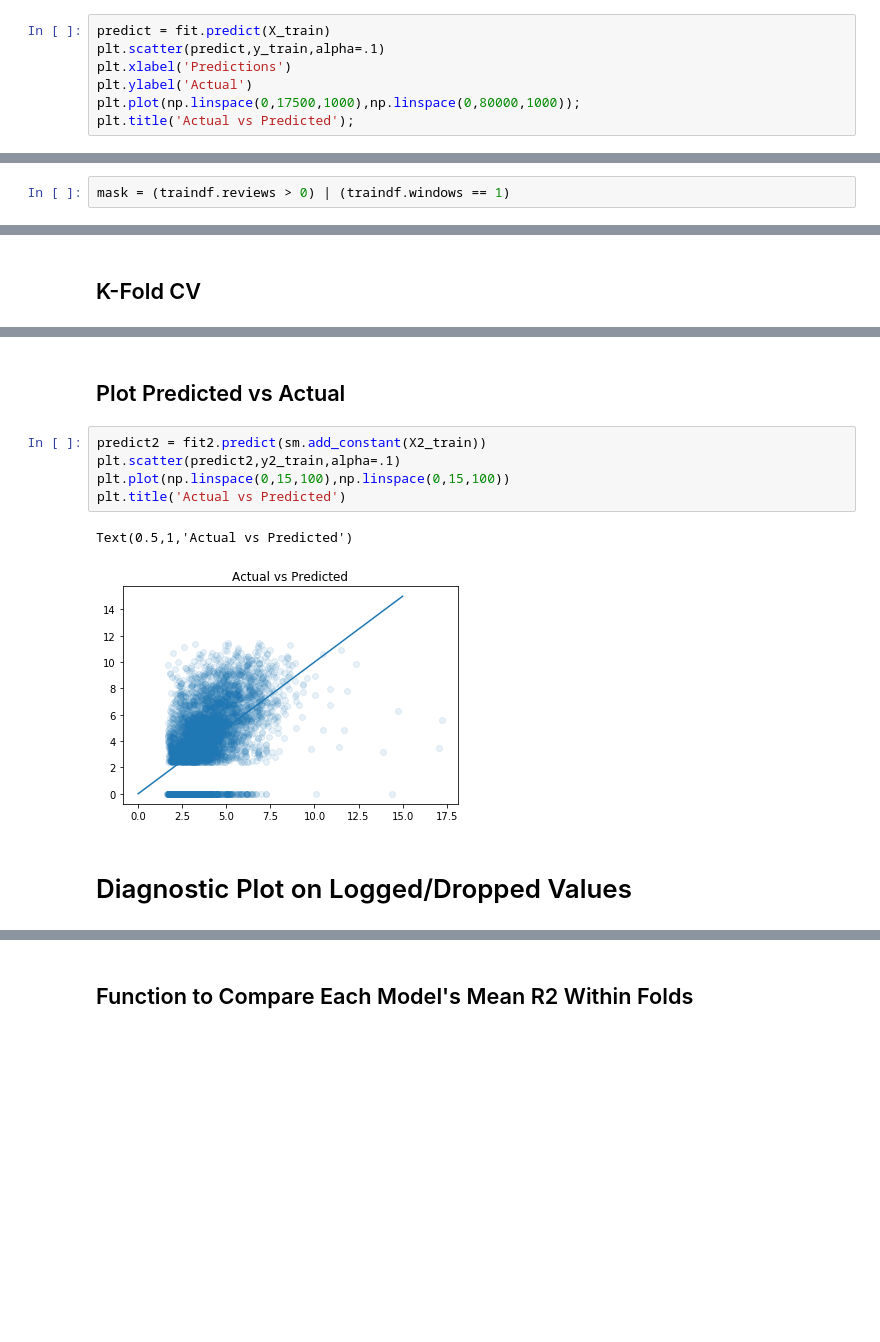
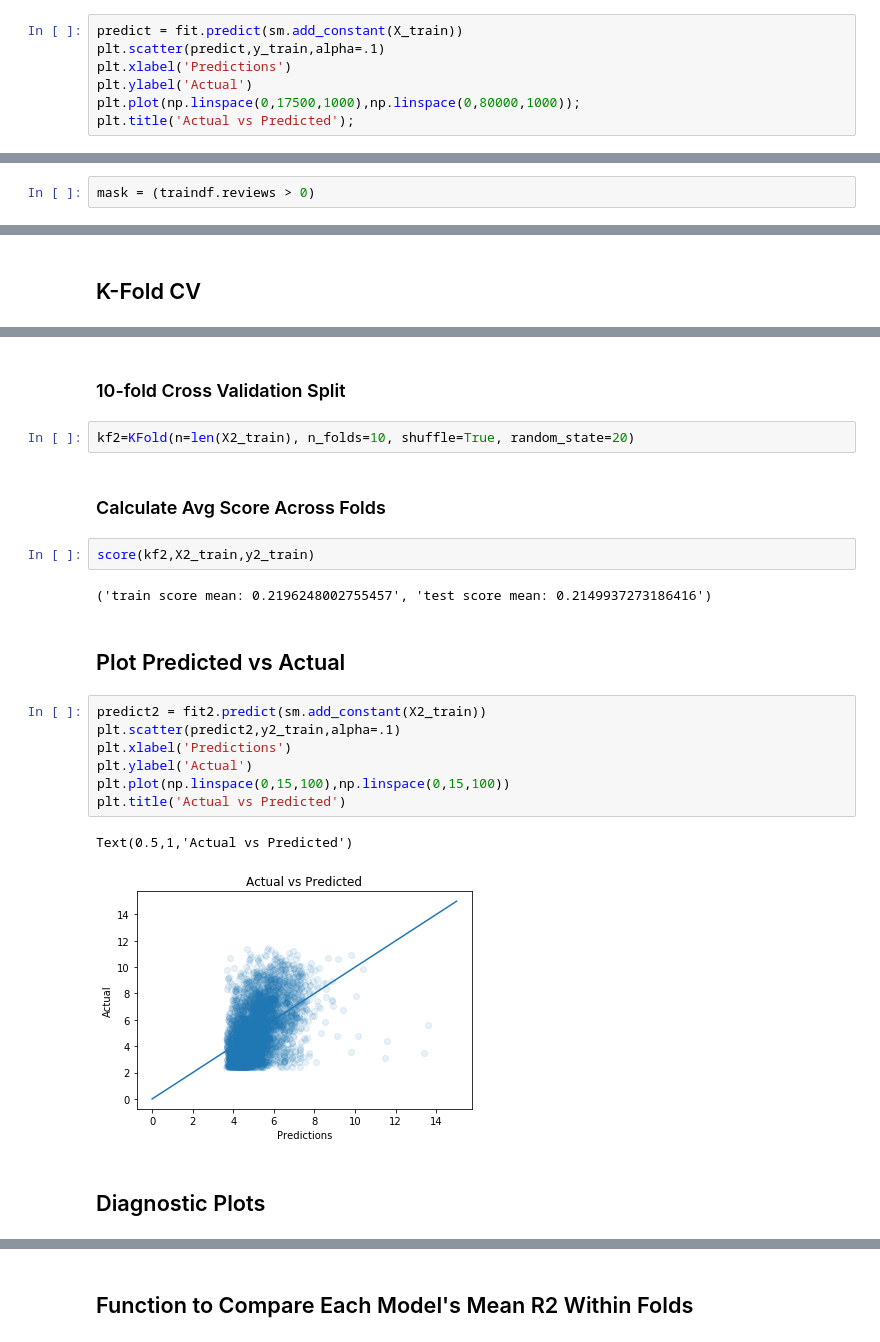
Before and after one commit to mayamadhavan/projects, a Jupyter notebook: modeling_steam_search_results.ipynb, the cells around one changed output, grey strips where cells are left out. Saved outputs shown, nothing was run; the diff lists cells and outputs as text; blank space fills up the shorter version.

```diff
--- a/modeling_steam_search_results.ipynb
+++ b/modeling_steam_search_results.ipynb
@@ -198,7 +320,7 @@ np.mean(all_scores_lr_train), np.mean(all_scores_lr_test)
 # %% [markdown]
 ## Plot Predicted vs Actual
 # %%
-predict = fit.predict(X_train)
+predict = fit.predict(sm.add_constant(X_train))
 plt.scatter(predict,y_train,alpha=.1)
 plt.xlabel('Predictions')
 plt.ylabel('Actual')
@@ -238,7 +407,7 @@ traindf.corr()
 + Those with no reviews
 + That don't run on windows
 # %%
-mask = (traindf.reviews > 0) | (traindf.windows == 1)
+mask = (traindf.reviews > 0)
 # %% [markdown]
 ## OLS Model
 # %%
@@ -272,15 +449,27 @@ np.mean(all_scores_lr_train2), np.mean(all_scores_lr_test2)
+# %% [markdown]
+### 10-fold Cross Validation Split
+# %%
+kf2=KFold(n=len(X2_train), n_folds=10, shuffle=True, random_state=20)
+# %% [markdown]
+### Calculate Avg Score Across Folds
+# %%
+score(kf2,X2_train,y2_train)
+# %% [output]
+('train score mean: 0.2196248002755457', 'test score mean: 0.2149937273186416')
 # %% [markdown]
 ## Plot Predicted vs Actual
 # %%
 predict2 = fit2.predict(sm.add_constant(X2_train))
 plt.scatter(predict2,y2_train,alpha=.1)
+plt.xlabel('Predictions')
+plt.ylabel('Actual')
 plt.plot(np.linspace(0,15,100),np.linspace(0,15,100))
 plt.title('Actual vs Predicted')
 # %% [output]
 Text(0.5,1,'Actual vs Predicted')
-[figure, old version]
+[figure, new version]
-# %% [markdown]
-# Diagnostic Plot on Logged/Dropped Values
+# %% [markdown]
+## Diagnostic Plots
 # %%
 y_traindf2=pd.DataFrame(y2_train)
 X_traindf2=pd.DataFrame(X2_train)
```
Also changed, not shown: parts of 74 cells of this notebook.
